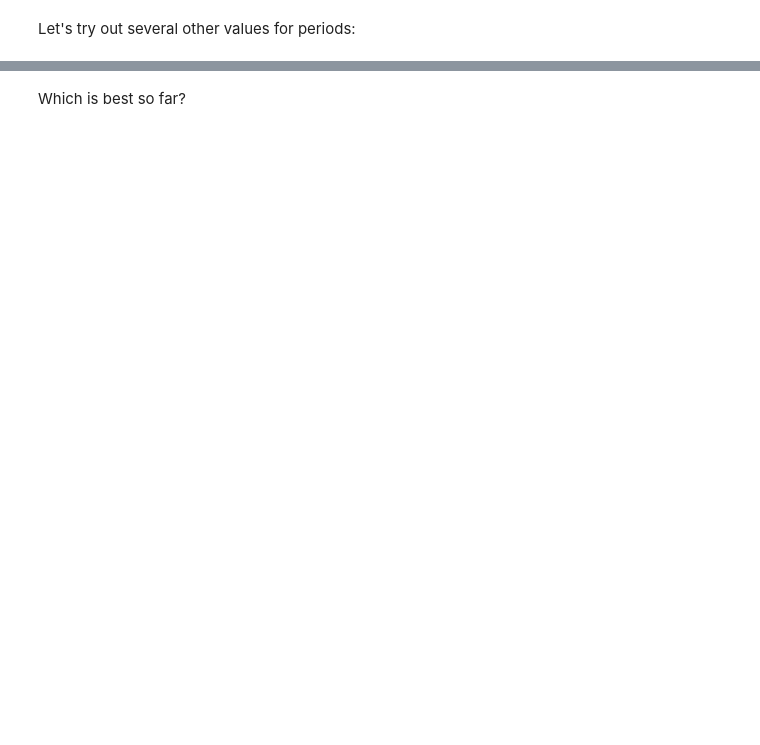
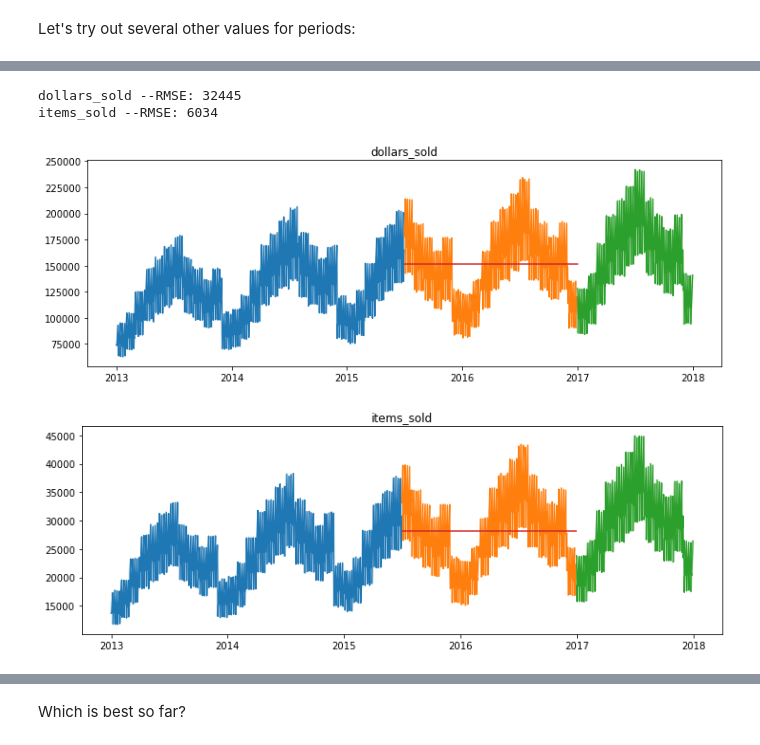
Before and after one commit to veronica-f-reyes/time-series-exercises, a Jupyter notebook: modeling-lesson.ipynb, the cells around one changed output, grey strips where cells are left out. Saved outputs shown, nothing was run; the diff lists cells and outputs as text; code cells hidden in the pictures; blank space fills up the shorter version.

```diff
--- a/modeling-lesson.ipynb
+++ b/modeling-lesson.ipynb
@@ -490,0 +556,4 @@ Let's try out several other values for periods:
+# %%
+#append the evaluation results to our eval_df for each target variable so we can compare.
+for col in train.columns:
+    eval_df = append_eval_df(model_type = '1day moving average', target_var = col)
@@ -490,0 +594,4 @@ Let's try out several other values for periods:
+# %%
+#append the evaluation results to our eval_df for each target variable so we can compare.
+for col in train.columns:
+    eval_df = append_eval_df(model_type = '7day moving average', target_var = col)
@@ -490,0 +711,15 @@ Let's try out several other values for periods:
+# %%
+# Trying out for 60 day
+
+period = 60
+#use the rolling method, take the rolling mean of 60 days, and select the last value,
+#i.e. the last day in train
+#round to two decimals and do that for each target variable
+items = round(train['items_sold'].rolling(period).mean().iloc[-1], 0)
+dollars = round(train['dollars_sold'].rolling(period).mean().iloc[-1],2)
+
+yhat_df = make_predictions(items, dollars)
+
+#append the evaluation results to our eval_df for each target variable so we can compare.
+for col in train.columns:
+    eval_df = append_eval_df(model_type = '60day moving average', target_var = col)
@@ -490,0 +746,23 @@ Let's try out several other values for periods:
+# %%
+# Trying out for 120 day
+
+period = 120
+#use the rolling method, take the rolling mean of 120 days, and select the last value,
+#i.e. the last day in train
+#round to two decimals and do that for each target variable
+items = round(train['items_sold'].rolling(period).mean().iloc[-1], 0)
+dollars = round(train['dollars_sold'].rolling(period).mean().iloc[-1],2)
+
+yhat_df = make_predictions(items, dollars)
+
+#append the evaluation results to our eval_df for each target variable so we can compare.
+for col in train.columns:
+    eval_df = append_eval_df(model_type = '120day moving average', target_var = col)
+# %%
+for col in train.columns:
+    plot_and_eval(col)
+# %% [output]
+dollars_sold --RMSE: 32445
+items_sold --RMSE: 6034
+[figure, added]
+[figure, added]
```
Also changed, not shown: parts of 45 cells of this notebook, 2 other files.
